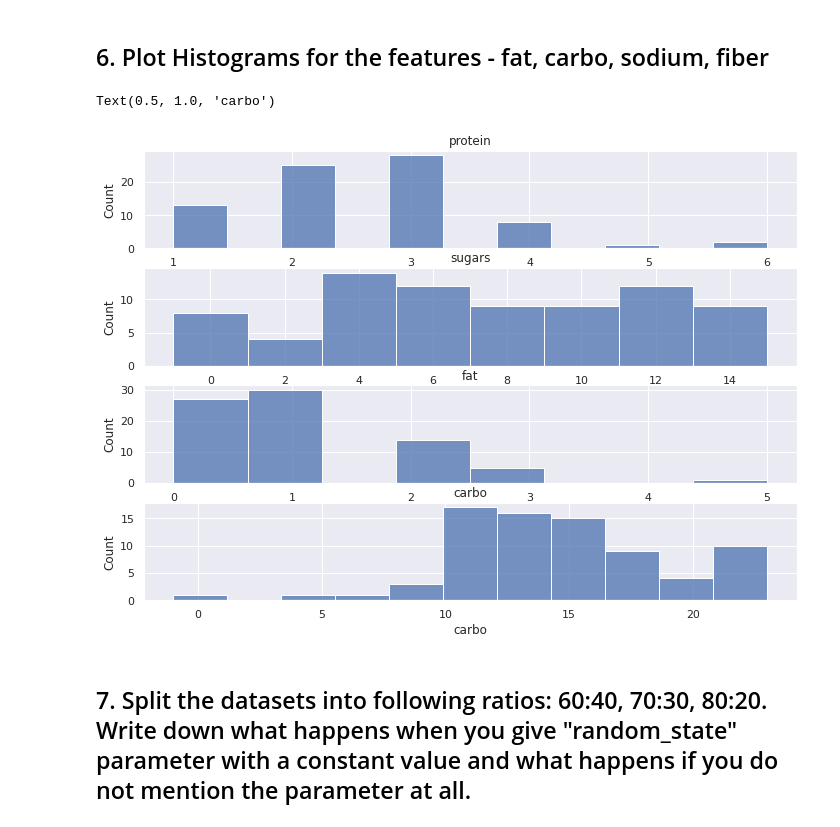
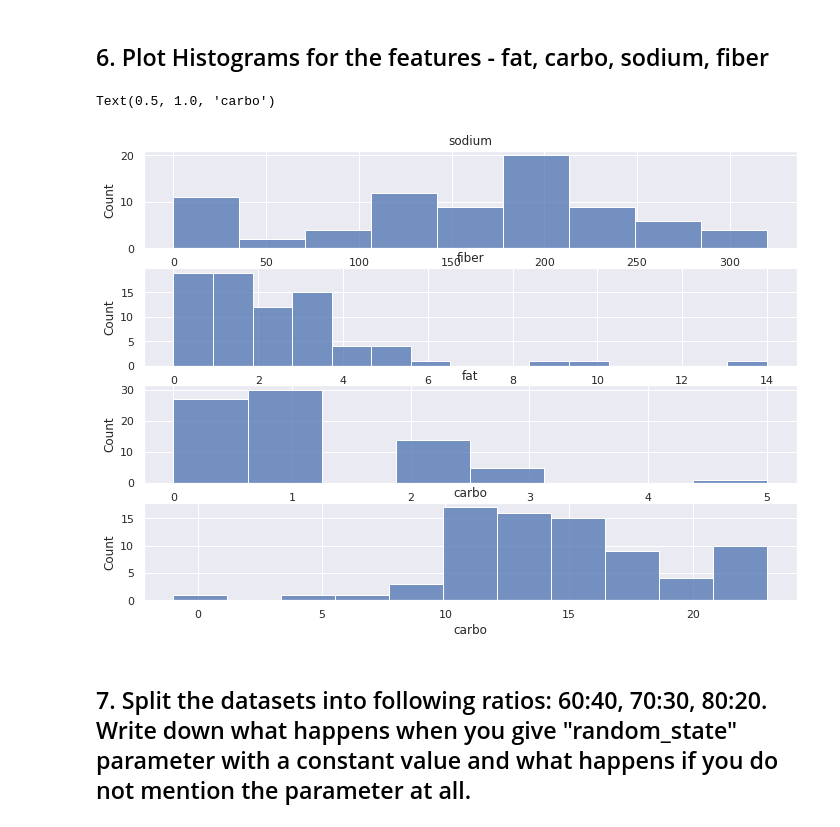
Before and after one commit to arunmozhidevan/MDS271-Machine-Learning, a Jupyter notebook: LAB_1_Getting_Familiar_with_Machine_Learning_Libraries.ipynb, the cells around one changed output. Cells and saved outputs as stored; diff of their text form; code cells hidden in the pictures.

```diff
--- a/LAB_1_Getting_Familiar_with_Machine_Learning_Libraries.ipynb
+++ b/LAB_1_Getting_Familiar_with_Machine_Learning_Libraries.ipynb
@@ -137,17 +137,17 @@ sns.boxplot(y='carbo', data=data, ax=ax[3])
 ## 6. Plot Histograms for the features - fat, carbo, sodium, fiber
 # %%
 f, ax = plt.subplots(4,1)
-sns.histplot(x='protein', data=data, ax=ax[0])
-ax[0].set_title("protein")
-sns.histplot(x='sugars', data=data, ax=ax[1])
-ax[1].set_title("sugars")
+sns.histplot(x='sodium', data=data, ax=ax[0])
+ax[0].set_title("sodium")
+sns.histplot(x='fiber', data=data, ax=ax[1])
+ax[1].set_title("fiber")
 sns.histplot(x='fat', data=data, ax=ax[2])
 ax[2].set_title("fat")
 sns.histplot(x='carbo', data=data, ax=ax[3])
 ax[3].set_title("carbo")
 # %% [output]
 Text(0.5, 1.0, 'carbo')
-[figure, old version]
+[figure, new version]
 # %% [markdown]
 ## 7. Split the datasets into following ratios: 60:40, 70:30, 80:20. Write down what happens when you give "random_state" parameter with a constant value and what happens if you do not mention the parameter at all.
 # %%
```
